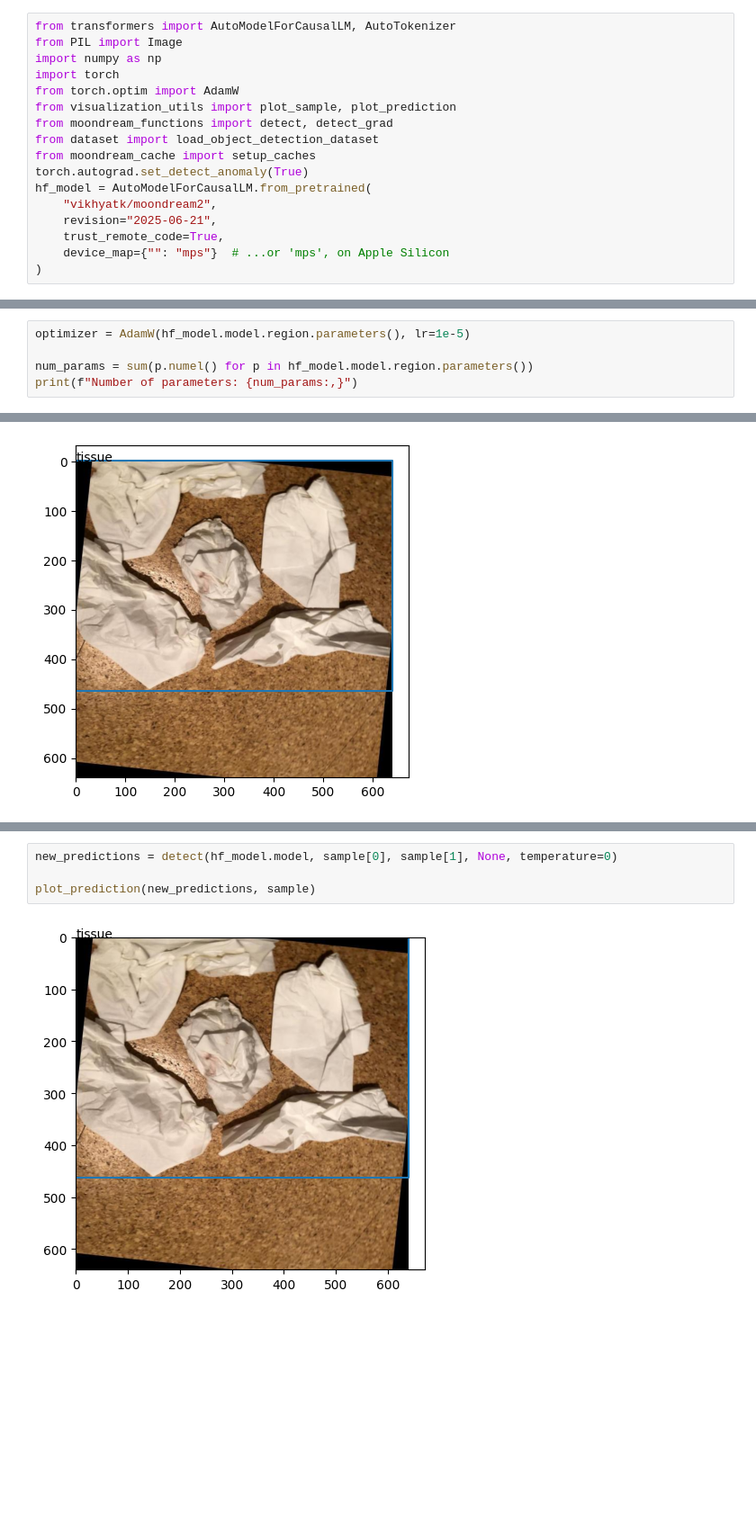
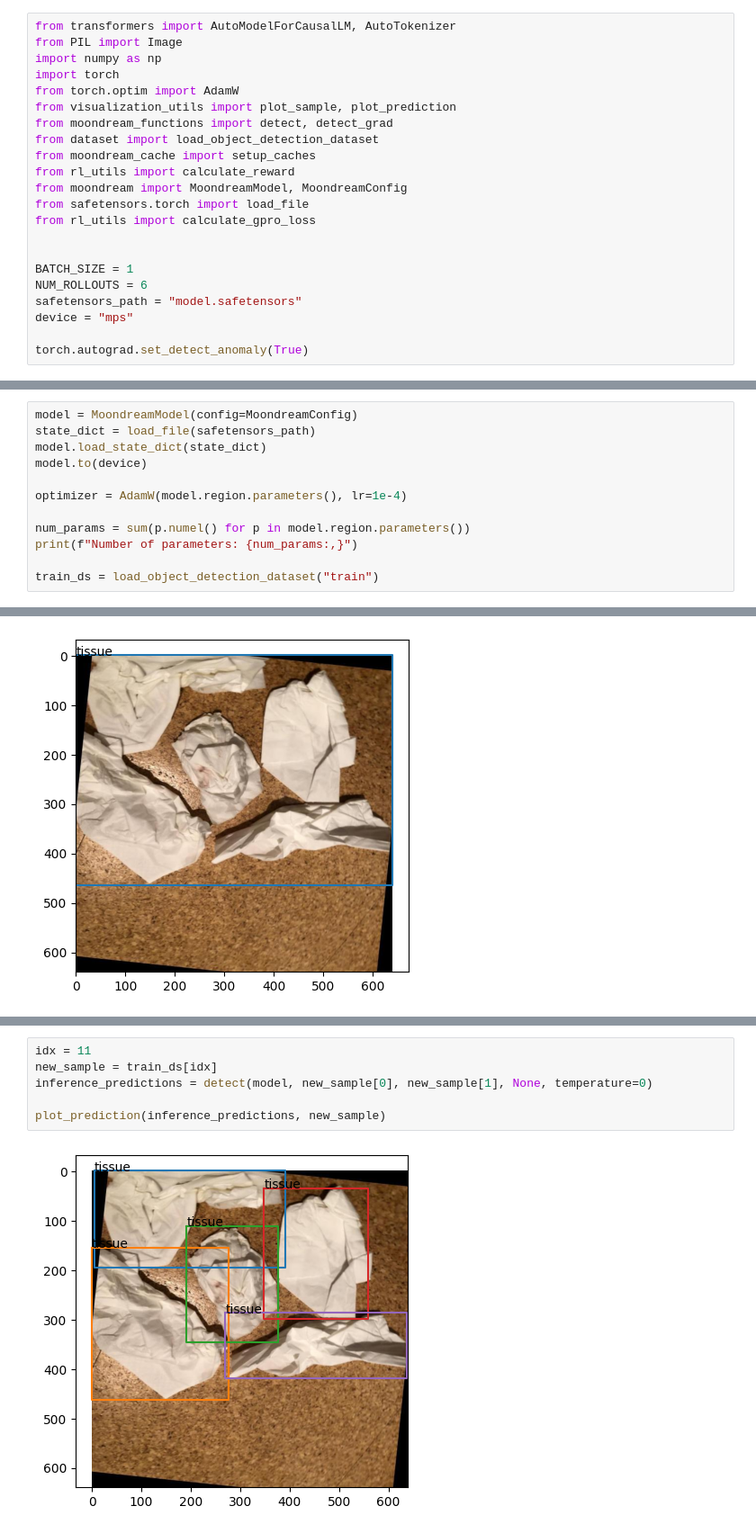
Before and after one commit to nkasmanoff/moondream-grpo, a Jupyter notebook: moondream_grpo_training.ipynb, the cells around one changed output, grey strips where cells are left out. Shown at 90% size. Cells and saved outputs as stored; diff of their text form; blank space fills up the shorter version.

```diff
--- a/moondream_grpo_training.ipynb
+++ b/moondream_grpo_training.ipynb
@@ -14,11 +14,16 @@ from visualization_utils import plot_sample, plot_prediction
 from moondream_functions import detect, detect_grad
 from dataset import load_object_detection_dataset
 from moondream_cache import setup_caches
+from rl_utils import calculate_reward
+from moondream import MoondreamModel, MoondreamConfig
+from safetensors.torch import load_file
+from rl_utils import calculate_gpro_loss
+
+
+BATCH_SIZE = 1
+NUM_ROLLOUTS = 6
+safetensors_path = "model.safetensors"
+device = "mps"
+
 torch.autograd.set_detect_anomaly(True)
-hf_model = AutoModelForCausalLM.from_pretrained(
-    "vikhyatk/moondream2",
-    revision="2025-06-21",
-    trust_remote_code=True,
-    device_map={"": "mps"}  # ...or 'mps', on Apple Silicon
-)
 # %% [output]
@@ -30,8 +31,15 @@ model_class <class 'transformers_modules.vikhyatk.moondream2.9a7d4024050840e001d
 # %%
-optimizer = AdamW(hf_model.model.region.parameters(), lr=1e-5)
+model = MoondreamModel(config=MoondreamConfig)
+state_dict = load_file(safetensors_path)
+model.load_state_dict(state_dict)
+model.to(device)
 
-num_params = sum(p.numel() for p in hf_model.model.region.parameters())
+optimizer = AdamW(model.region.parameters(), lr=1e-4)
+
+num_params = sum(p.numel() for p in model.region.parameters())
 print(f"Number of parameters: {num_params:,}")
+
+train_ds = load_object_detection_dataset("train")
 # %% [output]
 Number of parameters: 60,317,312
 # %%
@@ -147,6 +188,8 @@ plot_prediction(new_predictions, sample)
 # %%
-new_predictions = detect(hf_model.model, sample[0], sample[1], None, temperature=0)
+idx = 11
+new_sample = train_ds[idx]
+inference_predictions = detect(model, new_sample[0], new_sample[1], None, temperature=0)
 
-plot_prediction(new_predictions, sample)
+plot_prediction(inference_predictions, new_sample)
 # %% [output]
-[figure, old version]
+[figure, new version]
```
Also changed, not shown: parts of 14 cells of this notebook, 4 other files.
